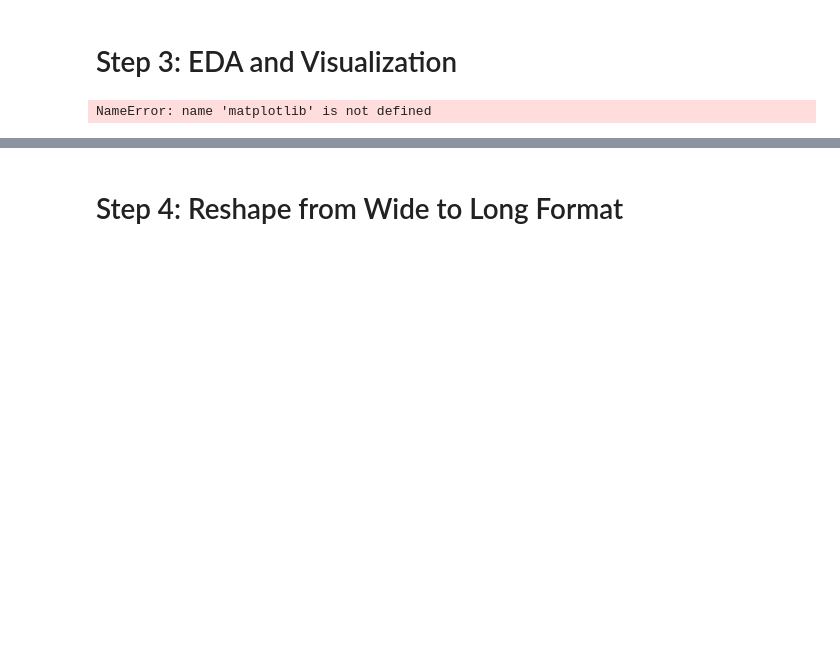
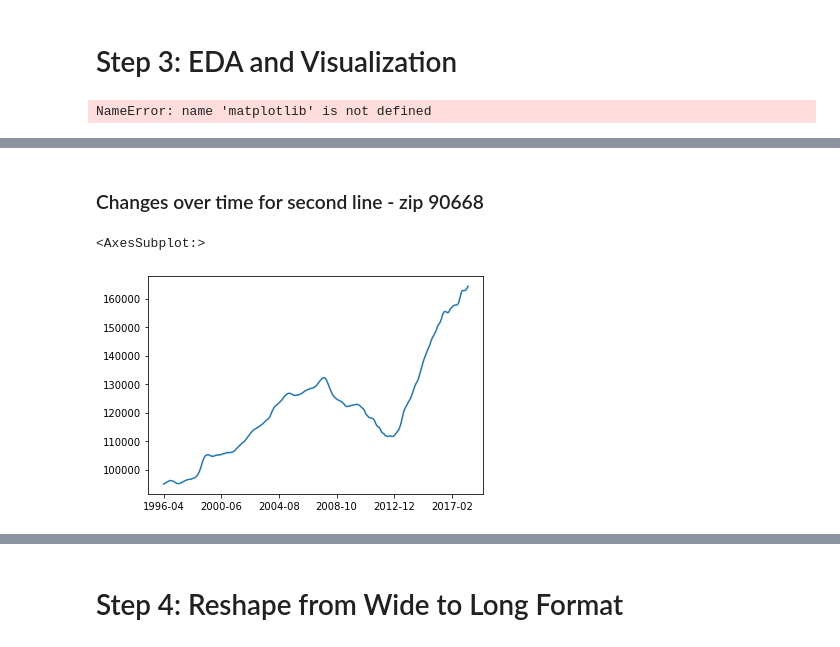
Before and after one commit to annachant/Zillow-Time-Series-Project, a Jupyter notebook: Anna.ipynb, the cells around one changed output, grey strips where cells are left out. Drawn from its saved outputs; the diff is of its cells as text; code cells hidden in the pictures; blank space fills up the shorter version.

```diff
--- a/Anna.ipynb
+++ b/Anna.ipynb
@@ -104,0 +171,7 @@ NameError: name 'matplotlib' is not defined
+# %% [markdown]
+### Changes over time for second line - zip 90668
+# %%
+df_reduced.iloc[1,7:].plot()
+# %% [output]
+<AxesSubplot:>
+[figure, added]
```
Also changed, not shown: parts of 35 cells of this notebook.
